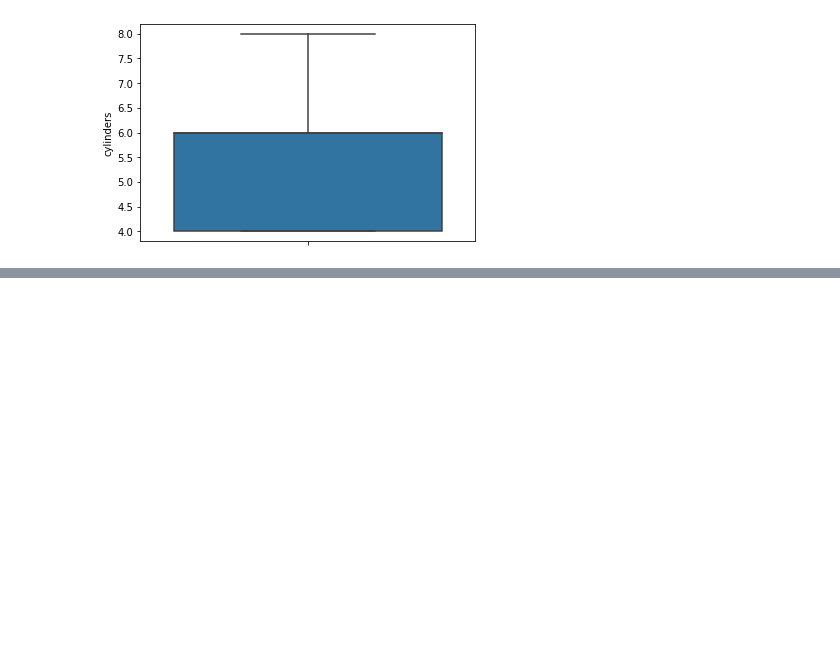
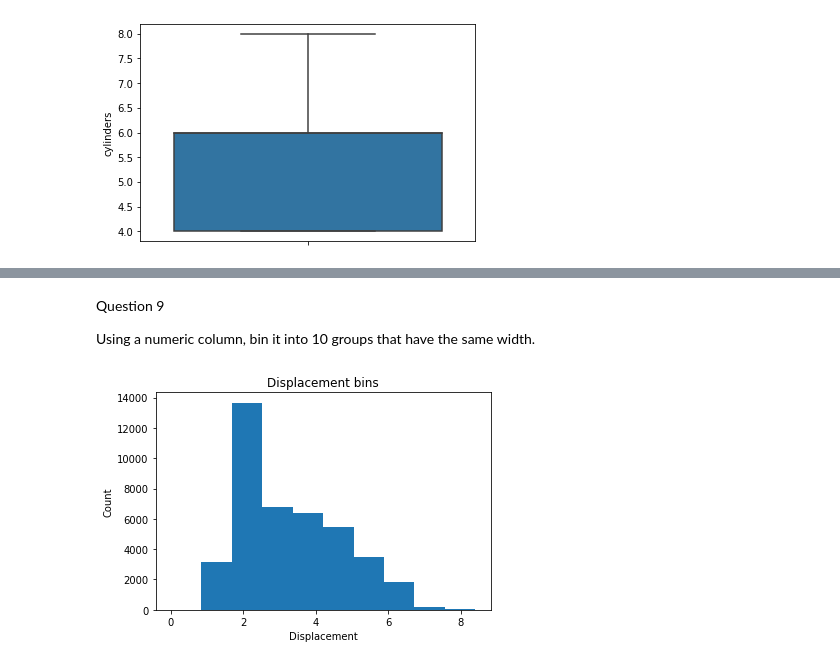
Before and after one commit to obeabi/Effective-Pandas-, a Jupyter notebook: Chapter9_Excercise.ipynb, the cells around one changed output, grey strips where cells are left out. Saved outputs shown, nothing was run; the diff lists cells and outputs as text; code cells hidden in the pictures; blank space fills up the shorter version.

```diff
--- a/Chapter9_Excercise.ipynb
+++ b/Chapter9_Excercise.ipynb
@@ -180,0 +186,7 @@ plt.show()
+# %%
+# Inspect categorical column
+url = 'https://github.com/mattharrison/datasets/raw/master/data/vehicles.csv.zip'
+df = pd.read_csv( url , encoding='utf_8_sig')
+
+df1 = df.copy()
+df1.drive.value_counts()
@@ -180,0 +228,8 @@ plt.show()
+# %%
+df2 = df.copy()
+top10 = df2.model.value_counts()[:10]
+print(top10.index)
+df2['model'] = df2['model'].where(df2.model.isin(top10.index),'Other')
+
+print("\nResults after manipulation of the series is\n ")
+print(df2['model'].value_counts())
@@ -180,0 +299,13 @@ plt.show()
+# %% [markdown]
+Question 9
+
+ Using a numeric column, bin it into 10 groups that have the same width.
+# %%
+# Lets visualize numeric column
+plt.hist(df2.displ)
+plt.xlabel('Displacement')
+plt.ylabel('Count')
+plt.title('Displacement bins')
+plt.show()
+# %% [output]
+[figure, added]
```
Also changed, not shown: parts of 14 cells of this notebook.
